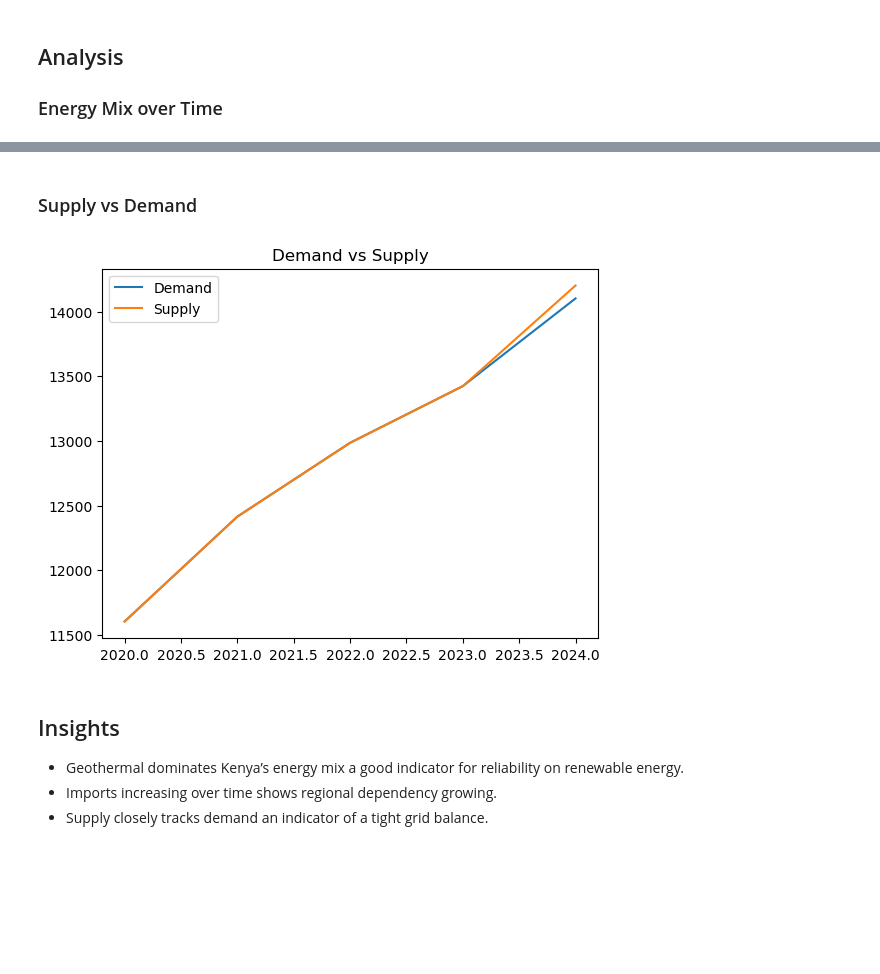
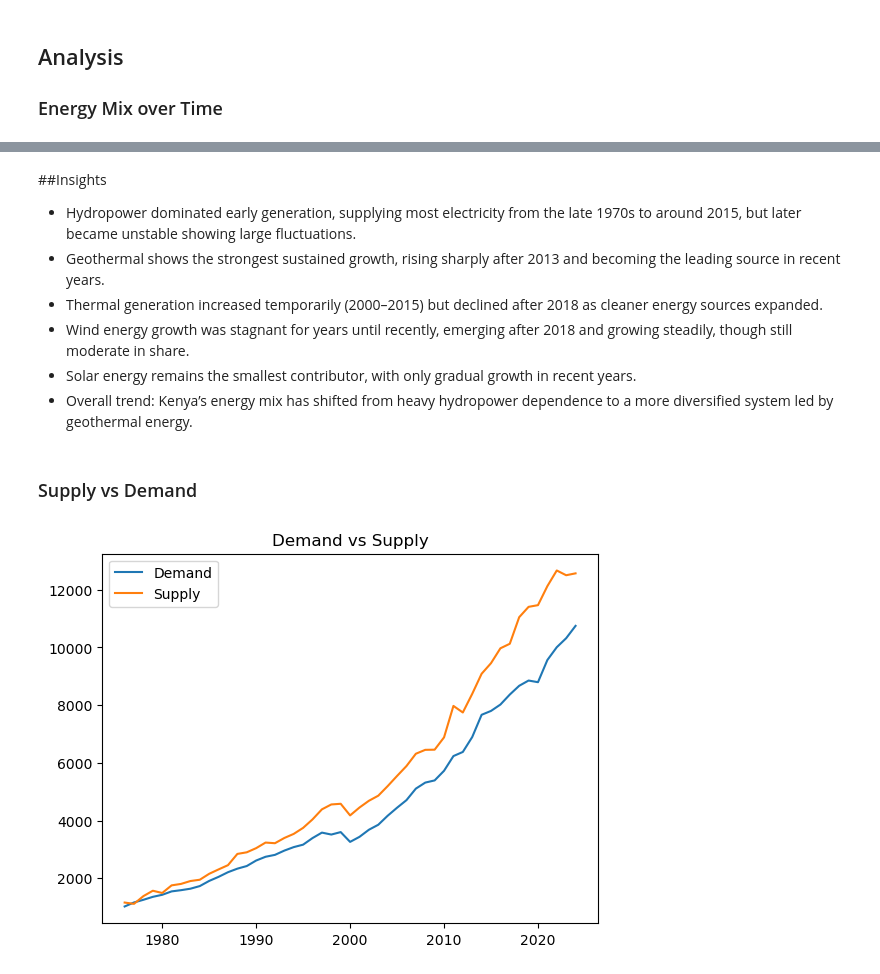
Before and after one commit to williamyego/kenya-energy-analysis, a Jupyter notebook: Kenya_Energy_Analysis(1976-2024).ipynb, the cells around one changed output, grey strips where cells are left out. Drawn from its saved outputs; the diff is of its cells as text; code cells hidden in the pictures; blank space fills up the shorter version.

```diff
--- a/Kenya_Energy_Analysis(2020-2024).ipynb
+++ b/Kenya_Energy_Analysis(1976-2024).ipynb
@@ -196,15 +197,18 @@ plt.show()
+# %% [markdown]
+##Insights
+- Hydropower dominated early generation, supplying most electricity from the late 1970s to around 2015, but later became unstable showing large fluctuations.
+- Geothermal shows the strongest sustained growth, rising sharply after 2013 and becoming the leading source in recent years.
+- Thermal generation increased temporarily (2000–2015) but declined after 2018 as cleaner energy sources expanded.
+- Wind energy growth was stagnant for years until recently, emerging after 2018 and growing steadily, though still moderate in share.
+- Solar energy remains the smallest contributor, with only gradual growth in recent years.
+- Overall trend: Kenya’s energy mix has shifted from heavy hydropower dependence to a more diversified system led by geothermal energy.
 # %% [markdown]
 ### Supply vs Demand
-# %%
-plt.plot(df["Year"], df["Total"], label="Demand")
-plt.plot(df["Year"], df["Total_Supply"], label="Supply")
-plt.legend()
-plt.title("Demand vs Supply")
-plt.show()
-# %% [output]
-[figure, removed]
-# %% [markdown]
-## Insights
-- Geothermal dominates Kenya’s energy mix a good indicator for reliability on renewable energy.
-- Imports increasing over time shows regional dependency growing.
-- Supply closely tracks demand an indicator of a tight grid balance.
+# %%
+plt.plot(df["Year"], df["Total_Demand"], label="Demand")
+plt.plot(df["Year"], df["Total_Supply"], label="Supply")
+plt.legend()
+plt.title("Demand vs Supply")
+plt.show()
+# %% [output]
+[figure, added]
```
Also changed, not shown: parts of 10 cells of this notebook, 1 other file.
